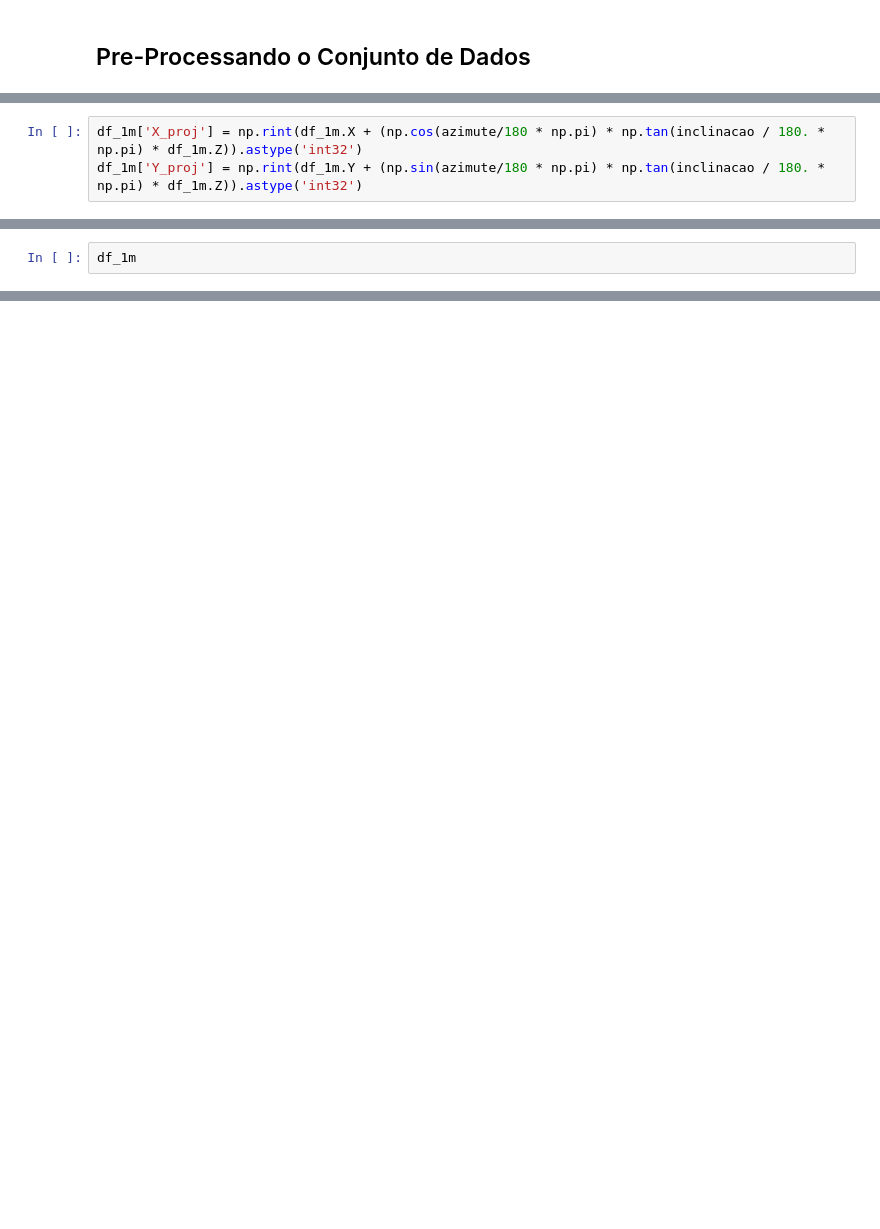
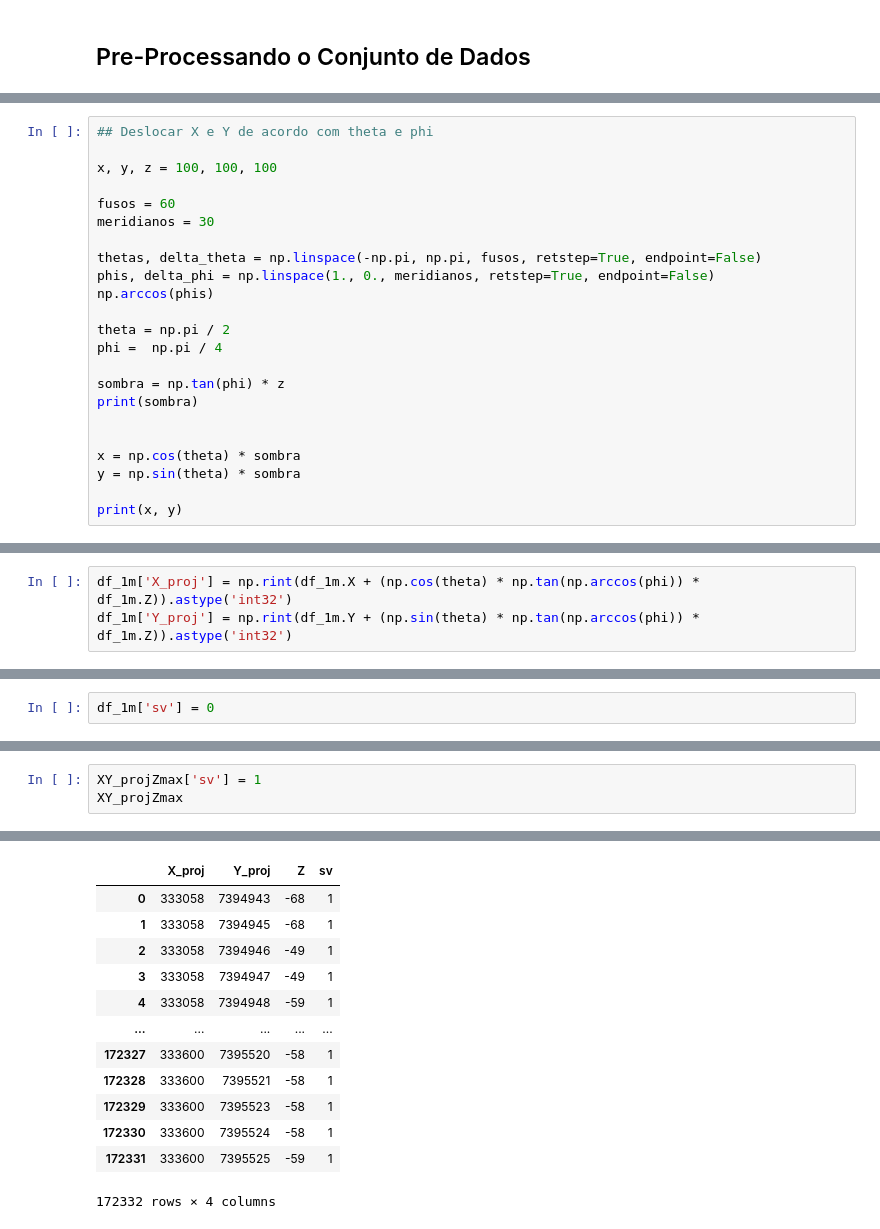
Before and after one commit to geoinfo-smdu/fator-de-visao-do-ceu, a Jupyter notebook: SVF com Pandas Tentativa com Ray Casting.ipynb, the cells around one changed output, grey strips where cells are left out. Drawn from its saved outputs; the diff is of its cells as text; blank space fills up the shorter version.

```diff
--- a/SVF com Pandas Tentativa com Ray Casting.ipynb
+++ b/SVF com Pandas Tentativa com Ray Casting.ipynb
@@ -142,2 +165,25 @@ print(x, y)
 99.99999999999999
 6.123233995736765e-15 99.99999999999999
+# %%
+## Deslocar X e Y de acordo com theta e phi
+
+x, y, z = 100, 100, 100
+
+fusos = 60
+meridianos = 30
+
+thetas, delta_theta = np.linspace(-np.pi, np.pi, fusos, retstep=True, endpoint=False)
+phis, delta_phi = np.linspace(1., 0., meridianos, retstep=True, endpoint=False)
+np.arccos(phis)
+
+theta = np.pi / 2
+phi =  np.pi / 4
+
+sombra = np.tan(phi) * z
+print(sombra)
+
+
+x = np.cos(theta) * sombra
+y = np.sin(theta) * sombra
+
+print(x, y)
@@ -144,4 +194,4 @@ print(x, y)
 # %%
-df_1m['X_proj'] = np.rint(df_1m.X + (np.cos(azimute/180 * np.pi) * np.tan(inclinacao / 180. * np.pi) * df_1m.Z)).astype('int32')
-df_1m['Y_proj'] = np.rint(df_1m.Y + (np.sin(azimute/180 * np.pi) * np.tan(inclinacao / 180. * np.pi) * df_1m.Z)).astype('int32')
+df_1m['X_proj'] = np.rint(df_1m.X + (np.cos(theta) * np.tan(np.arccos(phi)) * df_1m.Z)).astype('int32')
+df_1m['Y_proj'] = np.rint(df_1m.Y + (np.sin(theta) * np.tan(np.arccos(phi)) * df_1m.Z)).astype('int32')
 # %% [output]
@@ -149,3 +199,3 @@ df_1m['Y_proj'] = np.rint(df_1m.Y + (np.sin(azimute/180 * np.pi) * np.tan(inclin
 # %%
-df_1m
+df_1m['sv'] = 0
 # %% [output]
@@ -516,0 +224,4 @@ quantidade_de_fusos = 36
+# %%
+XY_projZmax['sv'] = 1
+XY_projZmax
+# %% [output]
@@ -516,0 +229,13 @@ quantidade_de_fusos = 36
+|  | X_proj | Y_proj | Z | sv |
+| 0 | 333058 | 7394943 | -68 | 1 |
+| 1 | 333058 | 7394945 | -68 | 1 |
+| 2 | 333058 | 7394946 | -49 | 1 |
+| 3 | 333058 | 7394947 | -49 | 1 |
+| 4 | 333058 | 7394948 | -59 | 1 |
+| ... | ... | ... | ... | ... |
+| 172327 | 333600 | 7395520 | -58 | 1 |
+| 172328 | 333600 | 7395521 | -58 | 1 |
+| 172329 | 333600 | 7395523 | -58 | 1 |
+| 172330 | 333600 | 7395524 | -58 | 1 |
+| 172331 | 333600 | 7395525 | -59 | 1 |
+172332 rows × 4 columns
```
Also changed, not shown: parts of 88 cells of this notebook, 7 other files.
